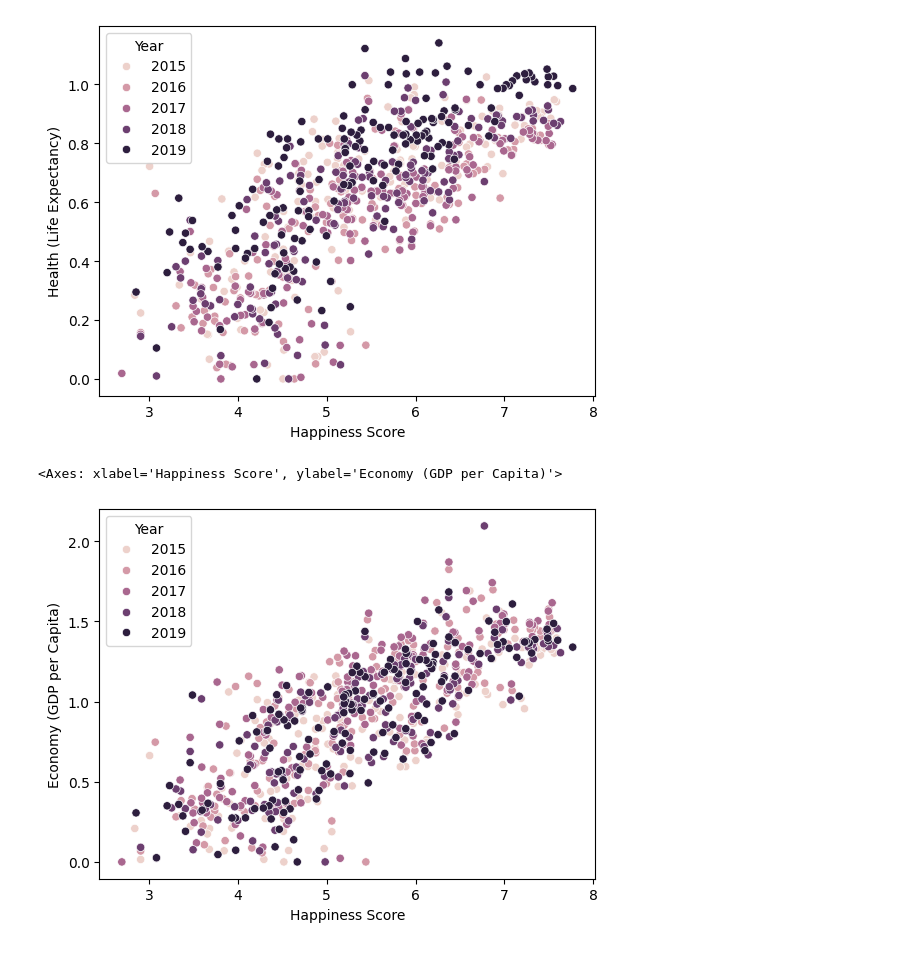
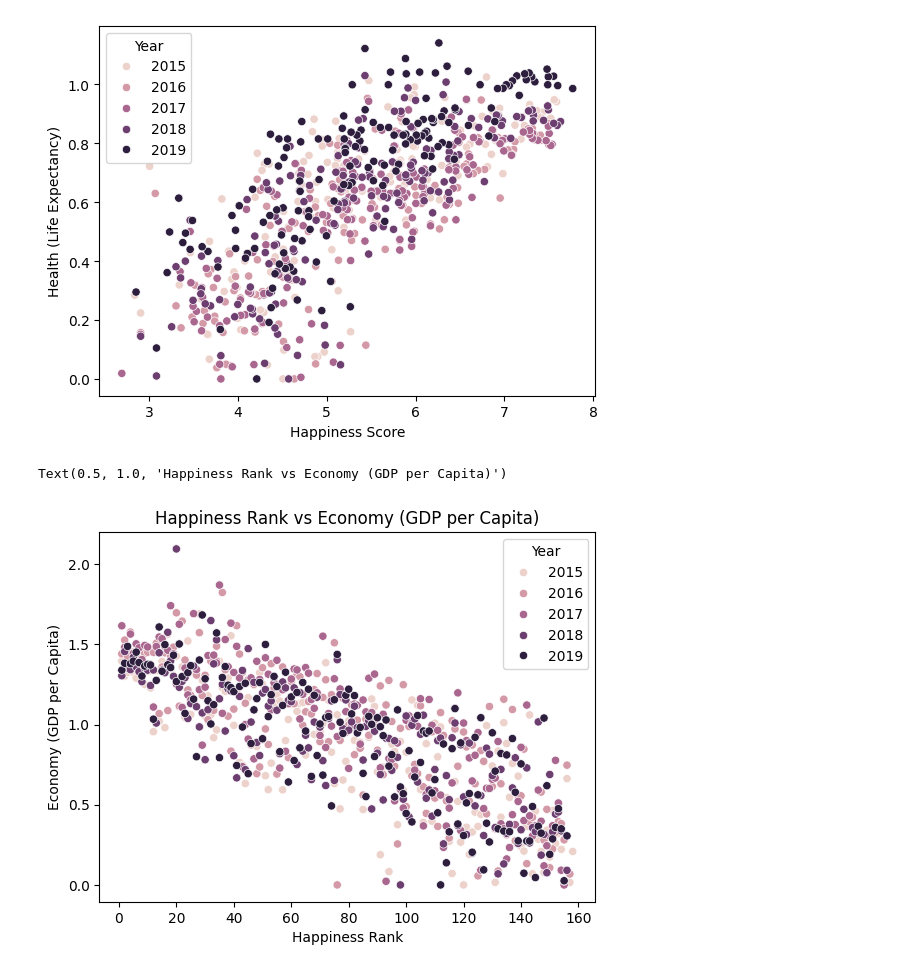
Before and after one commit to Rahifhiba/World-happiness-Report, a Jupyter notebook: data_study.ipynb, the cells around one changed output. Drawn from its saved outputs; the diff is of its cells as text; code cells hidden in the pictures.

```diff
--- a/data_study.ipynb
+++ b/data_study.ipynb
@@ -532,7 +501,8 @@ sns.scatterplot(x='Happiness Score', y='Health (Life Expectancy)', data=df_tot,
 <Axes: xlabel='Happiness Score', ylabel='Health (Life Expectancy)'>
 [figure]
 # %%
-sns.scatterplot(x='Happiness Score', y='Economy (GDP per Capita)', data=df_tot, hue='Year')
+sns.scatterplot(x='Happiness Rank', y='Economy (GDP per Capita)', data=df_tot, hue='Year')
+plt.title('Happiness Rank vs Economy (GDP per Capita)')
 # %% [output]
-<Axes: xlabel='Happiness Score', ylabel='Economy (GDP per Capita)'>
+Text(0.5, 1.0, 'Happiness Rank vs Economy (GDP per Capita)')
-[figure, old version]
+[figure, new version]
```
Also changed, not shown: parts of 7 cells of this notebook, 1 other file.
